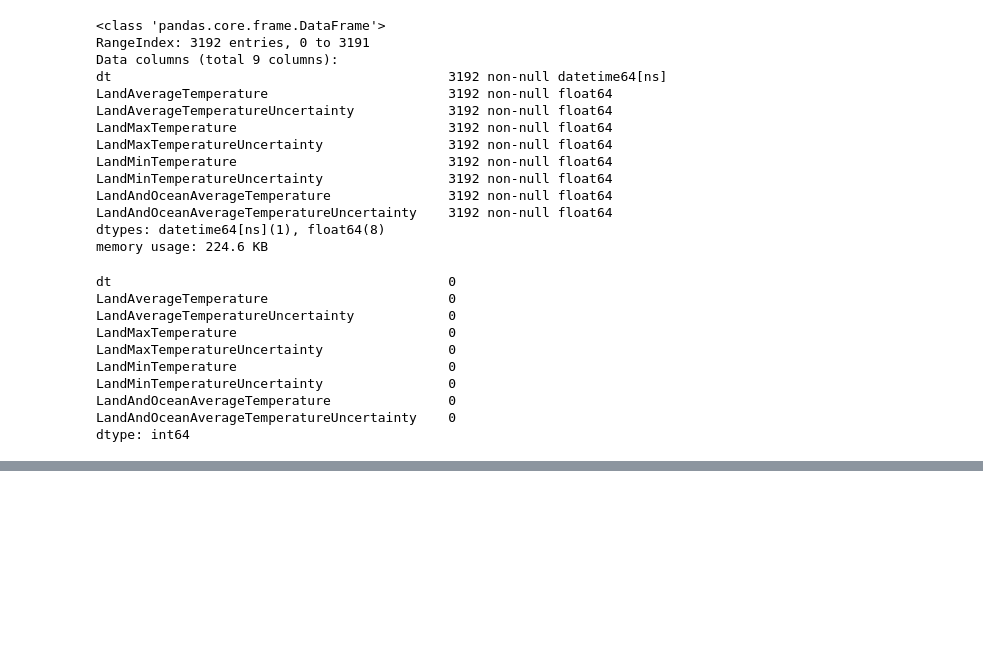
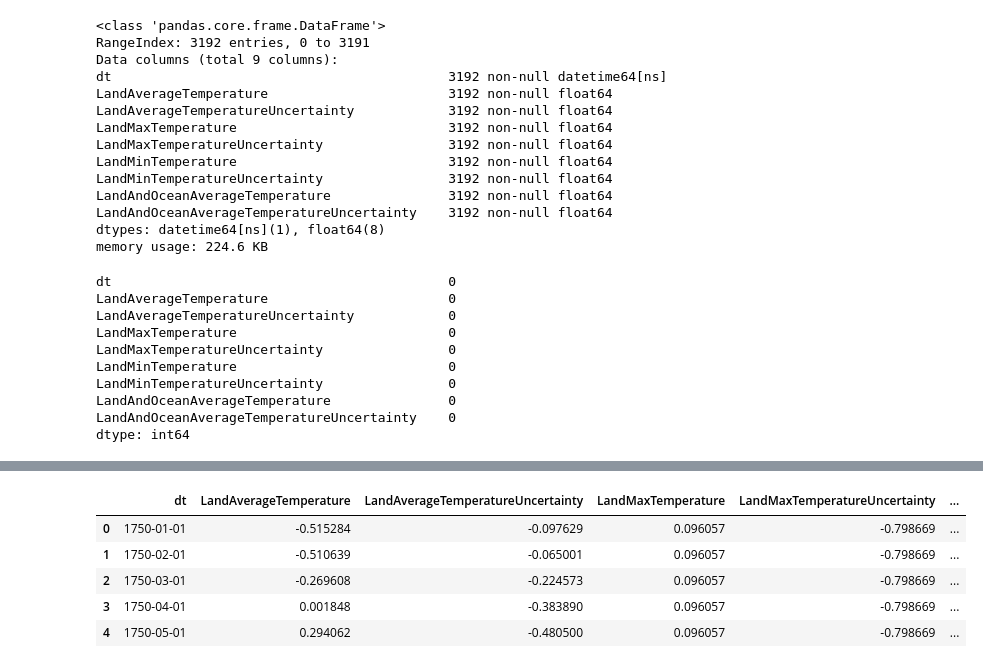
Before and after one commit to anitakowalczyk/temperature-change-regression, a Jupyter notebook: preprocessing.ipynb, the cells around one changed output, grey strips where cells are left out. Saved outputs shown, nothing was run; the diff lists cells and outputs as text; code cells hidden in the pictures; blank space fills up the shorter version.

```diff
--- a/preprocessing.ipynb
+++ b/preprocessing.ipynb
@@ -67,0 +81,10 @@ dtype: int64
+# %%
+data = normalize(data)
+data.head()
+# %% [output]
+|  | dt | LandAverageTemperature | LandAverageTemperatureUncertainty | LandMaxTemperature | LandMaxTemperatureUncertainty | ... |
+| 0 | 1750-01-01 | -0.515284 | -0.097629 | 0.096057 | -0.798669 | ... |
+| 1 | 1750-02-01 | -0.510639 | -0.065001 | 0.096057 | -0.798669 | ... |
+| 2 | 1750-03-01 | -0.269608 | -0.224573 | 0.096057 | -0.798669 | ... |
+| 3 | 1750-04-01 | 0.001848 | -0.383890 | 0.096057 | -0.798669 | ... |
+| 4 | 1750-05-01 | 0.294062 | -0.480500 | 0.096057 | -0.798669 | ... |
```
Also changed, not shown: parts of 15 cells of this notebook.
